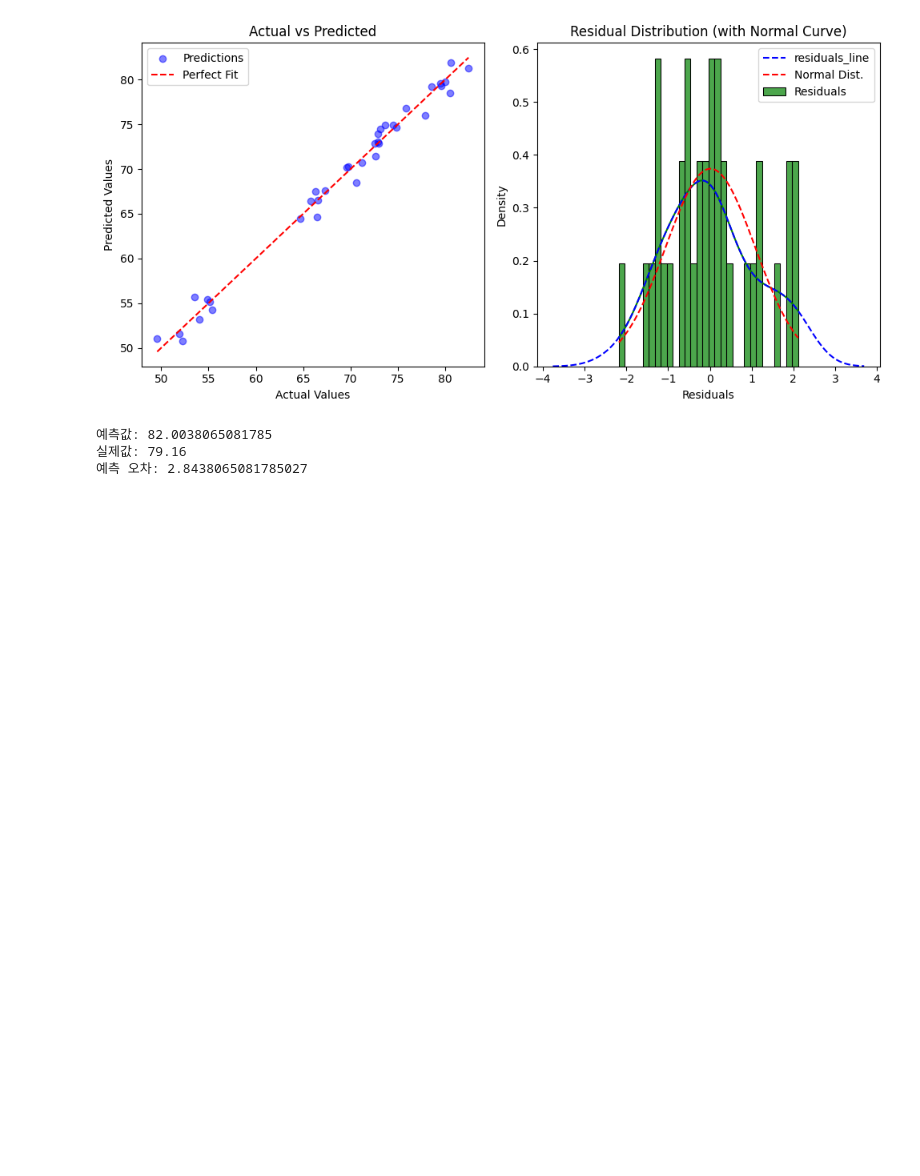
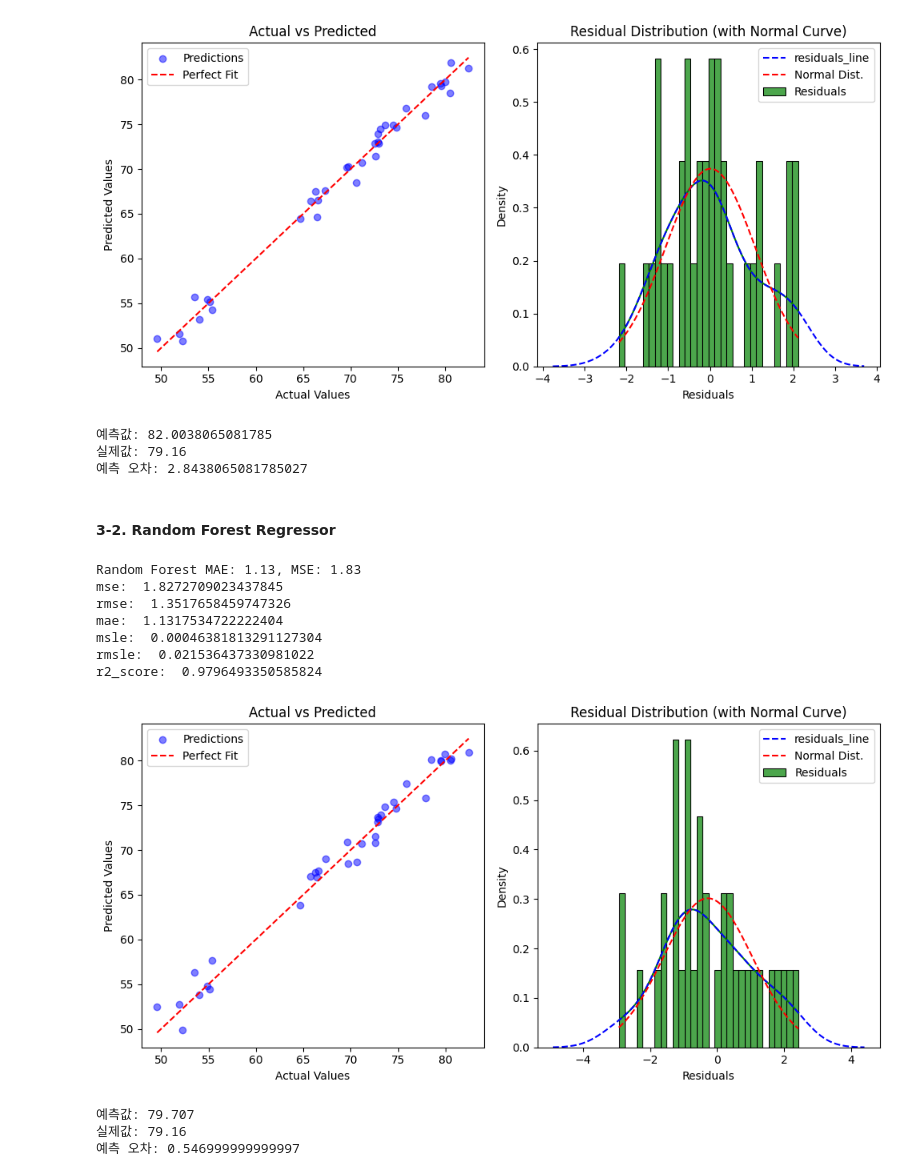
Before and after one commit to Encore-SKN-9/ml_5team, a Jupyter notebook: main.ipynb, the cells around one changed output. Cells and saved outputs as stored; diff of their text form; code cells hidden in the pictures; blank space fills up the shorter version.

Commit message:
Updata_dain_model

```diff
--- a/main.ipynb
+++ b/main.ipynb
@@ -493,3 +493,33 @@ r2_score:  0.9873098835237242
 예측값: 82.0038065081785
 실제값: 79.16
 예측 오차: 2.8438065081785027
+# %% [markdown]
+#### 3-2. Random Forest Regressor
+# %%
+from sklearn.ensemble import RandomForestRegressor
+
+# 모델 생성 및 학습
+rf_model = RandomForestRegressor(random_state=42)
+rf_model.fit(X_train_scaled, y_train)
+
+# 예측 및 평가
+y_pred_rf = rf_model.predict(X_test_scaled)
+mae_rf = mean_absolute_error(y_test, y_pred_rf)
+mse_rf = mean_squared_error(y_test, y_pred_rf)
+
+print(f"Random Forest MAE: {mae_rf:.2f}, MSE: {mse_rf:.2f}")
+
+evaluataion(y_test, y_pred_rf)
+korea_pred(rf_model)
+# %% [output]
+Random Forest MAE: 1.13, MSE: 1.83
+mse:  1.8272709023437845
+rmse:  1.3517658459747326
+mae:  1.1317534722222404
+msle:  0.00046381813291127304
+rmsle:  0.021536437330981022
+r2_score:  0.9796493350585824
+[figure, added]
+예측값: 79.707
+실제값: 79.16
+예측 오차: 0.546999999999997
```
Also changed, not shown: parts of 21 cells of this notebook.
